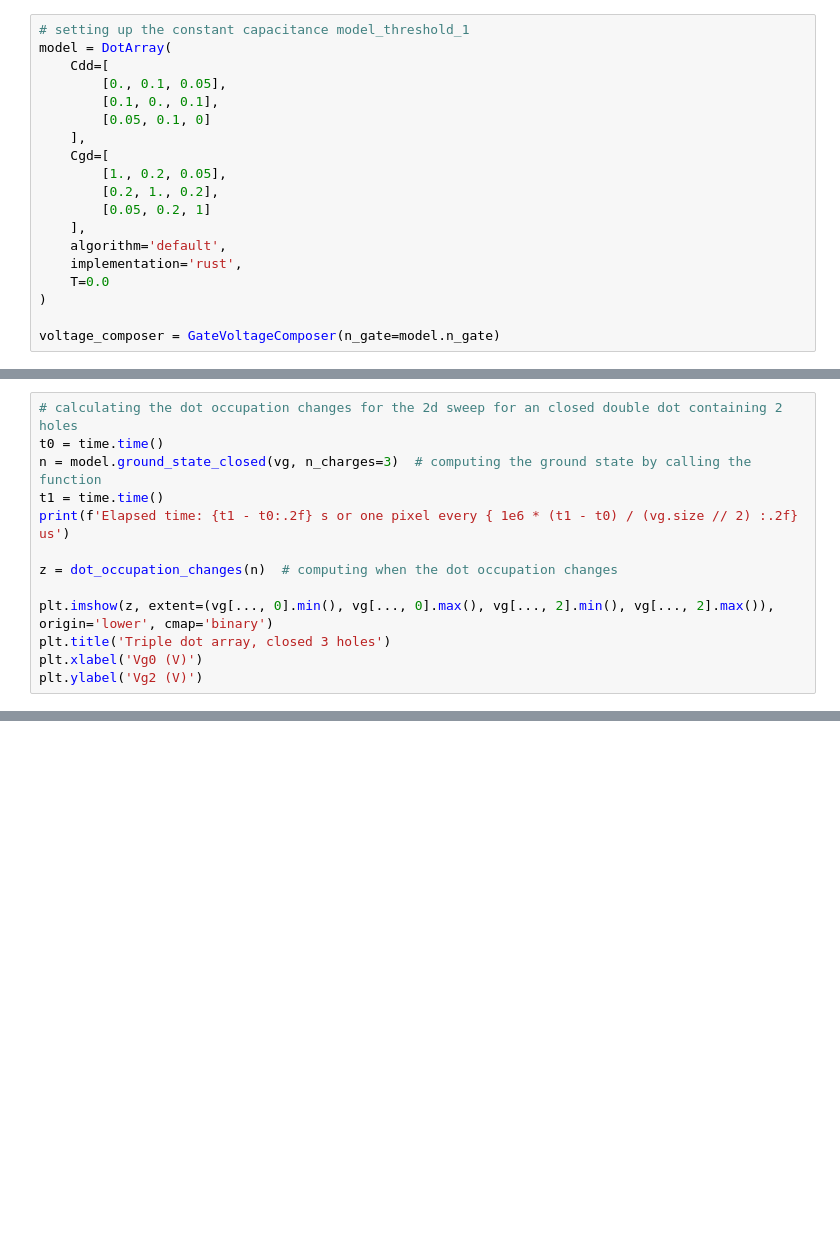
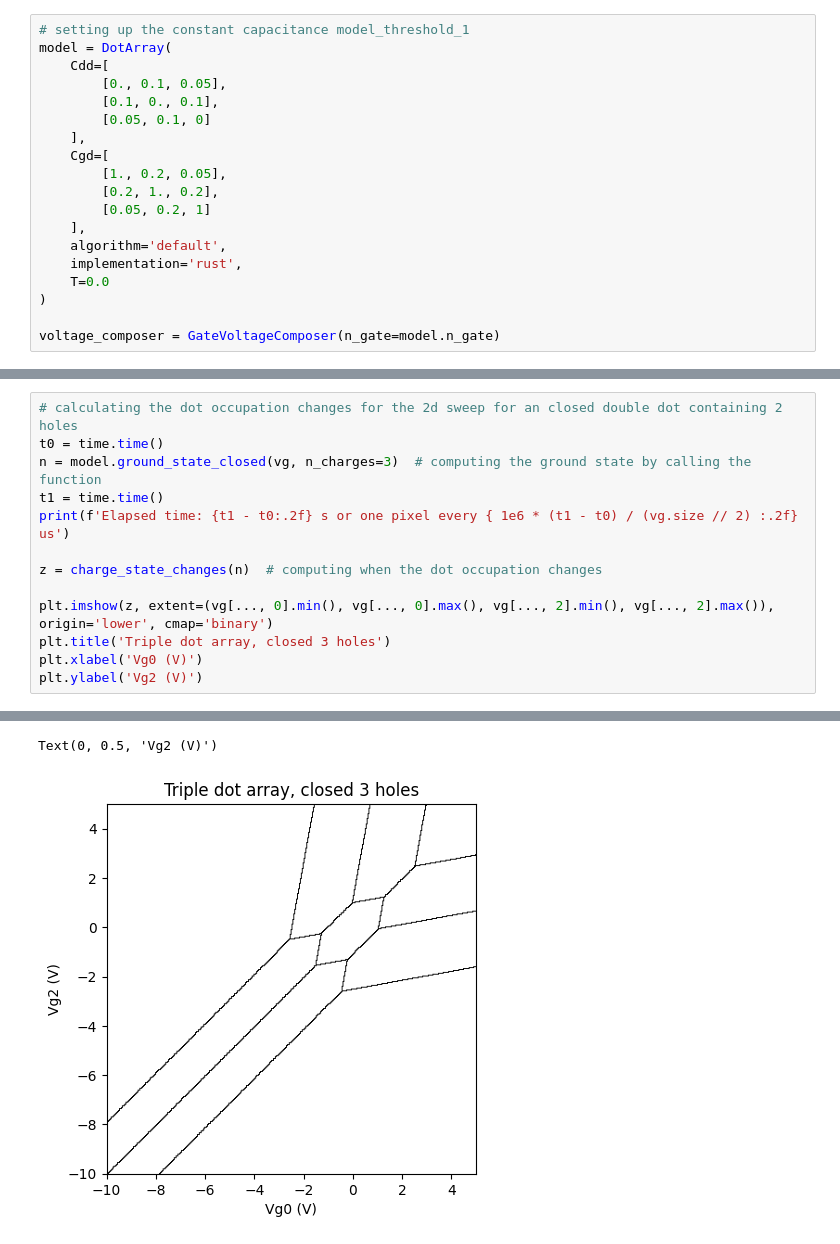
Before and after one commit to b-vanstraaten/qarray, a Jupyter notebook: examples/triple_dot.ipynb, the cells around one changed output, grey strips where cells are left out. Saved outputs shown, nothing was run; the diff lists cells and outputs as text; blank space fills up the shorter version.

```diff
--- a/examples/triple_dot.ipynb
+++ b/examples/triple_dot.ipynb
@@ -48,9 +52,10 @@ n = model.ground_state_closed(vg, n_charges=3)  # computing the ground state by
 t1 = time.time()
 print(f'Elapsed time: {t1 - t0:.2f} s or one pixel every { 1e6 * (t1 - t0) / (vg.size // 2) :.2f} us')
 
-z = dot_occupation_changes(n)  # computing when the dot occupation changes
+z = charge_state_changes(n)  # computing when the dot occupation changes
 
 plt.imshow(z, extent=(vg[..., 0].min(), vg[..., 0].max(), vg[..., 2].min(), vg[..., 2].max()), origin='lower', cmap='binary')
 plt.title('Triple dot array, closed 3 holes')
 plt.xlabel('Vg0 (V)')
 plt.ylabel('Vg2 (V)')
+# %% [output]
@@ -56,0 +63,2 @@ plt.ylabel('Vg2 (V)')
+Text(0, 0.5, 'Vg2 (V)')
+[figure, added]
```
Also changed, not shown: parts of 4 cells of this notebook, 20 other files.
